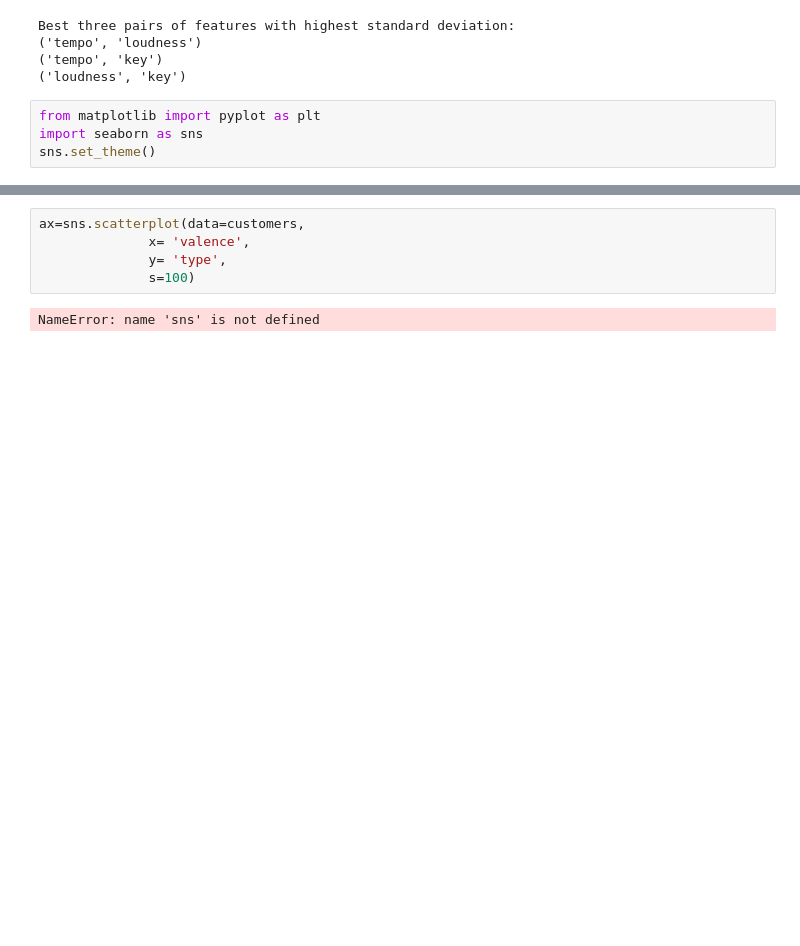
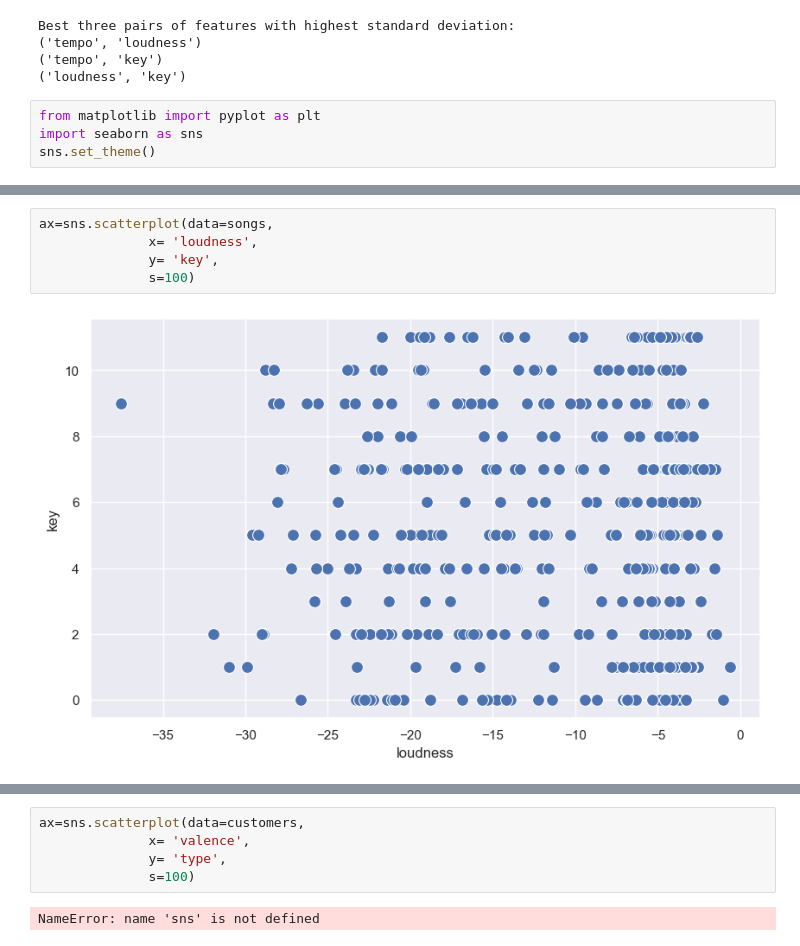
Before and after one commit to hashir-00/project-You-Anime, a Jupyter notebook: clustering_songs.ipynb, the cells around one changed output, grey strips where cells are left out. Cells and saved outputs as stored; diff of their text form; blank space fills up the shorter version.

```diff
--- a/clustering_songs.ipynb
+++ b/clustering_songs.ipynb
@@ -204,0 +207,7 @@ NameError: name 'sns' is not defined
+# %%
+ax=sns.scatterplot(data=songs,
+              x= 'loudness',
+              y= 'key',
+              s=100)
+# %% [output]
+[figure, added]
```
Also changed, not shown: parts of 37 cells of this notebook.
